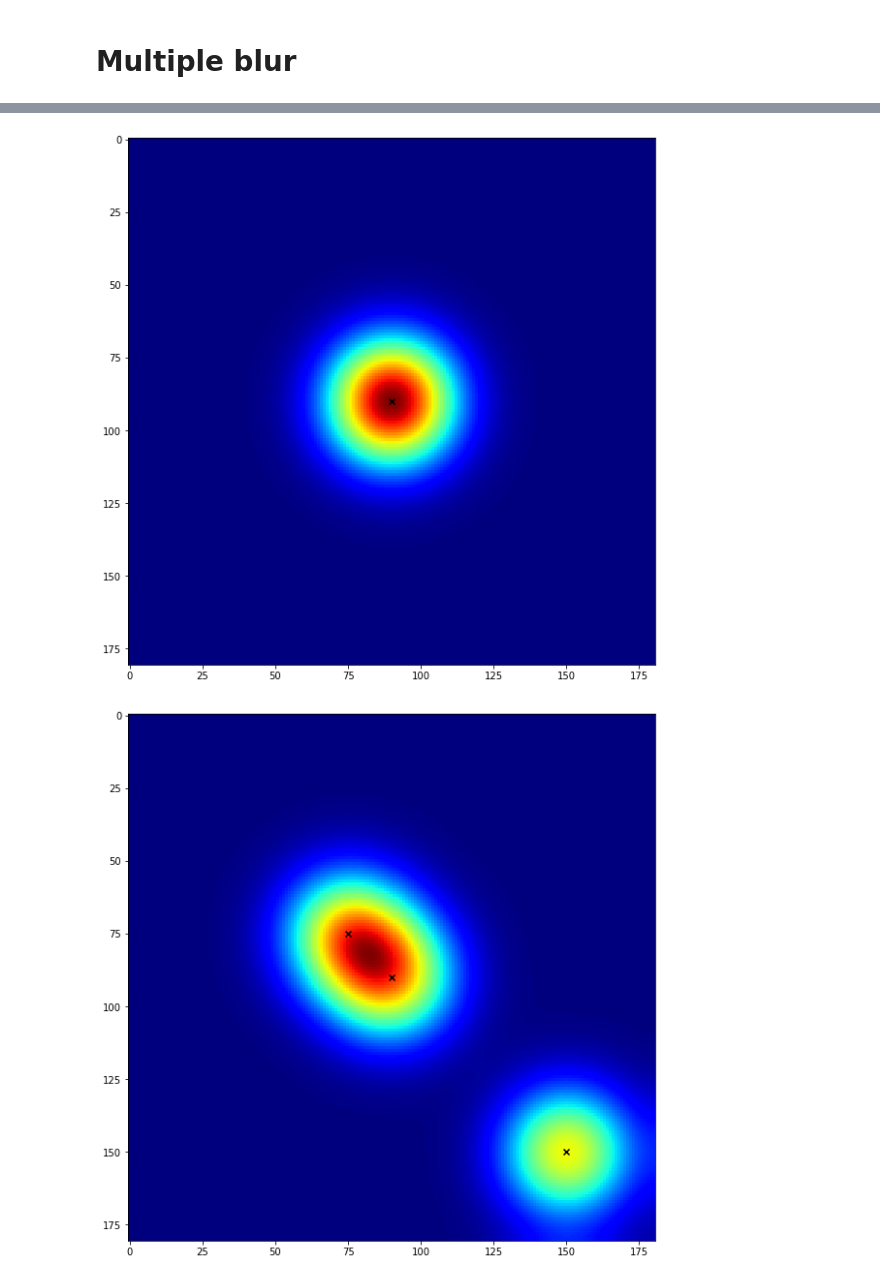
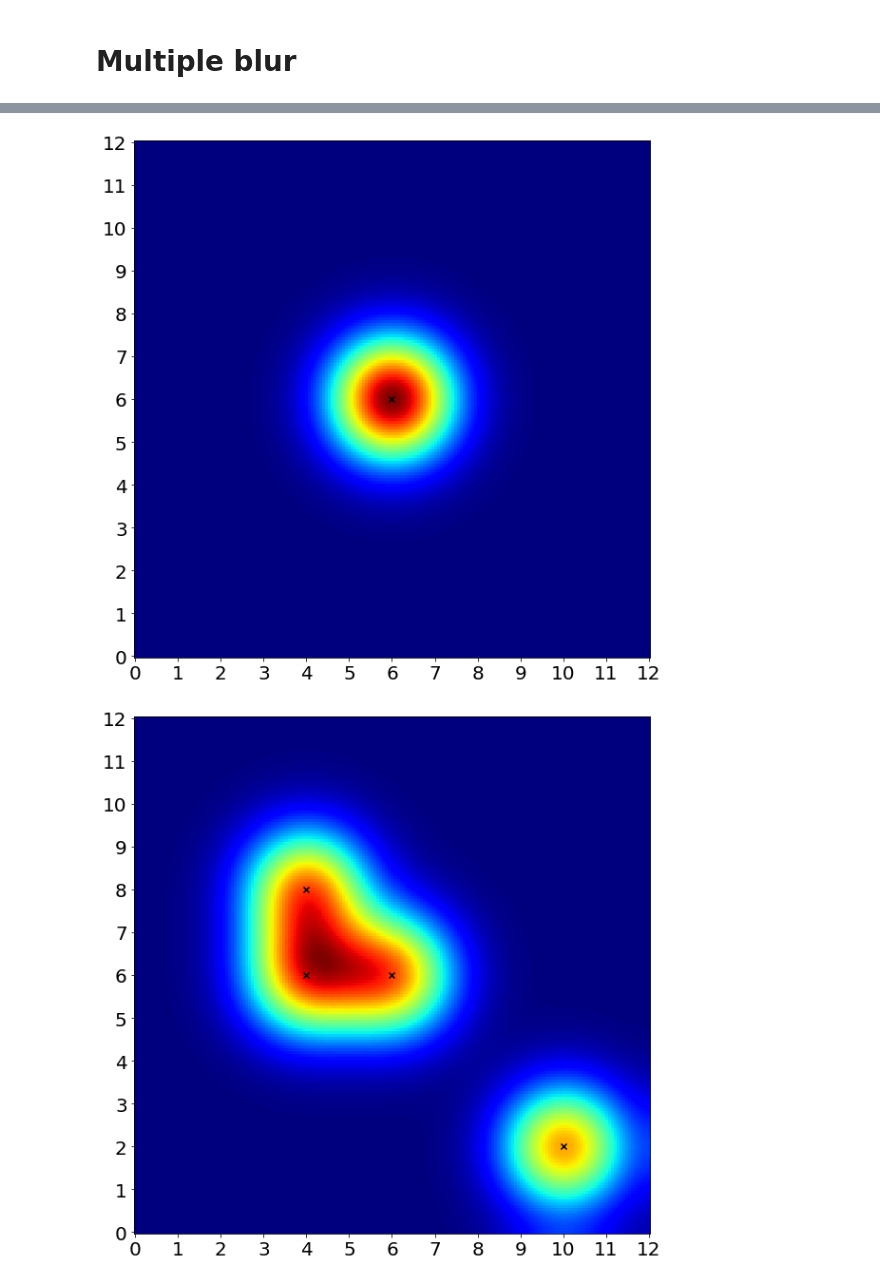
Before and after one commit to ttpro1995/study_notebook, a Jupyter notebook: gaussian_blur.ipynb, the cells around one changed output, grey strips where cells are left out. Saved outputs shown, nothing was run; the diff lists cells and outputs as text; code cells hidden in the pictures.

Commit message:
draw multiple on same plot

```diff
--- a/gaussian_blur.ipynb
+++ b/gaussian_blur.ipynb
@@ -55,3 +55,8 @@ plt.show()
 [figure]
 # %% [markdown]
 # Multiple blur
+# %%
+# generate xticks and label
+# plt.xticks([0, 15, 30, 45, 60, 75, 90], labels, size=20)
+xtick_marks = list(range(0, 181, 15))
+xtick_label = list(range(0, 13, 1))
@@ -58,8 +67,7 @@ plt.show()
 # %%
 m1 = np.zeros((181, 181))
-m1[75, 75] = 1
+m1[60, 60] = 1
 # get the indices where data is 1
-m1xy = np.argwhere(m1 == 1).T
 m1_blur = scipy.ndimage.filters.gaussian_filter(m1, 15)
 # %%
 m2 = np.zeros((181, 181))
@@ -69,14 +77,19 @@ m2_blur = scipy.ndimage.filters.gaussian_filter(m2, 15)
 m3 = np.zeros((181, 181))
 m3[150, 150] = 1
 m3_blur = scipy.ndimage.filters.gaussian_filter(m3, 15)
+# %%
+m4 = np.zeros((181, 181))
+m4[60, 90] = 1
+m4_blur = scipy.ndimage.filters.gaussian_filter(m4, 15)
 # %%
 def plot_gaussian_blur_with_center_x(m, m_blur):
     mxy = np.argwhere(m == 1).T
     plt.figure(figsize=(10, 10))
     plt.scatter(mxy[0], mxy[1], marker='x', color="black")
-
+    plt.xticks(xtick_marks, xtick_label, size=20)
+    plt.yticks(xtick_marks, reversed(xtick_label), size=20)
     # plt.xticks([0, 15, 30, 45, 60, 75, 90], size=20)
-    plt.imshow(m_blur, cmap='jet', interpolation='nearest')
+    plt.imshow(m_blur.T, cmap='jet', interpolation='nearest')
     plt.show()
 # %%
 plot_gaussian_blur_with_center_x(m1, m1_blur)
@@ -85,8 +98,8 @@ plot_gaussian_blur_with_center_x(m1, m1_blur)
 # %%
 plot_gaussian_blur_with_center_x(m2, m2_blur)
 # %% [output]
-[figure, old version]
+[figure, new version]
 # %%
-plot_gaussian_blur_with_center_x(m1 + m2 + m3, m1_blur + m2_blur + m3_blur)
+plot_gaussian_blur_with_center_x(m1 + m2 + m3 + m4, m1_blur + m2_blur + m3_blur + m4_blur)
 # %% [output]
-[figure, old version]
+[figure, new version]
```
Also changed, not shown: parts of 2 cells of this notebook.
